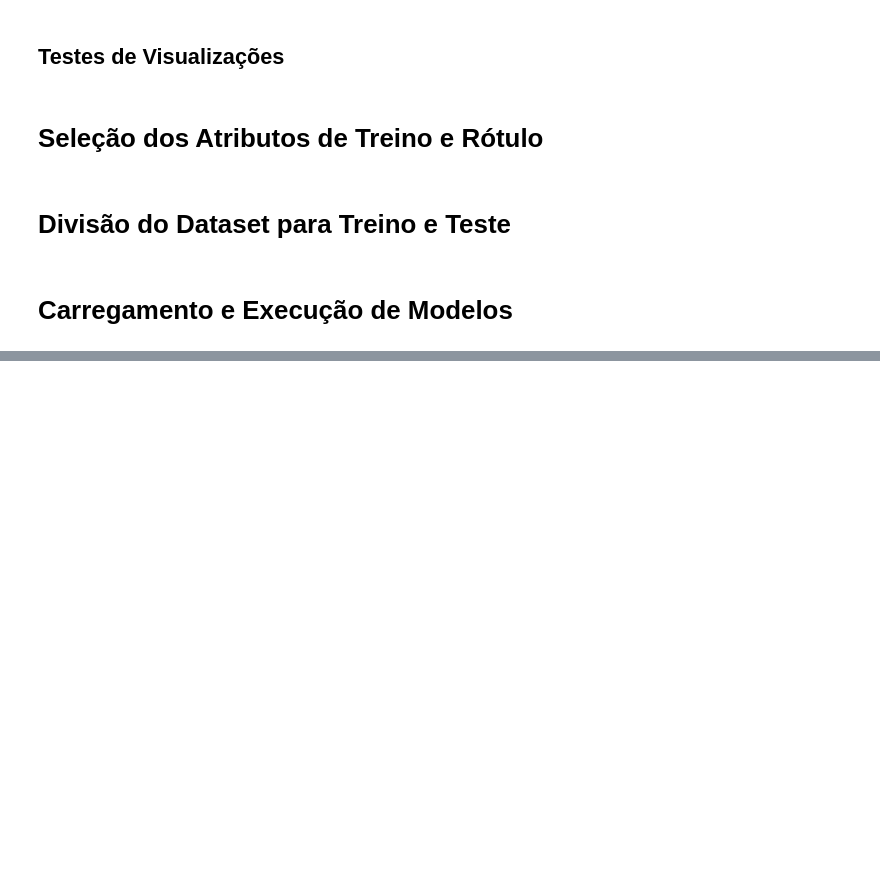
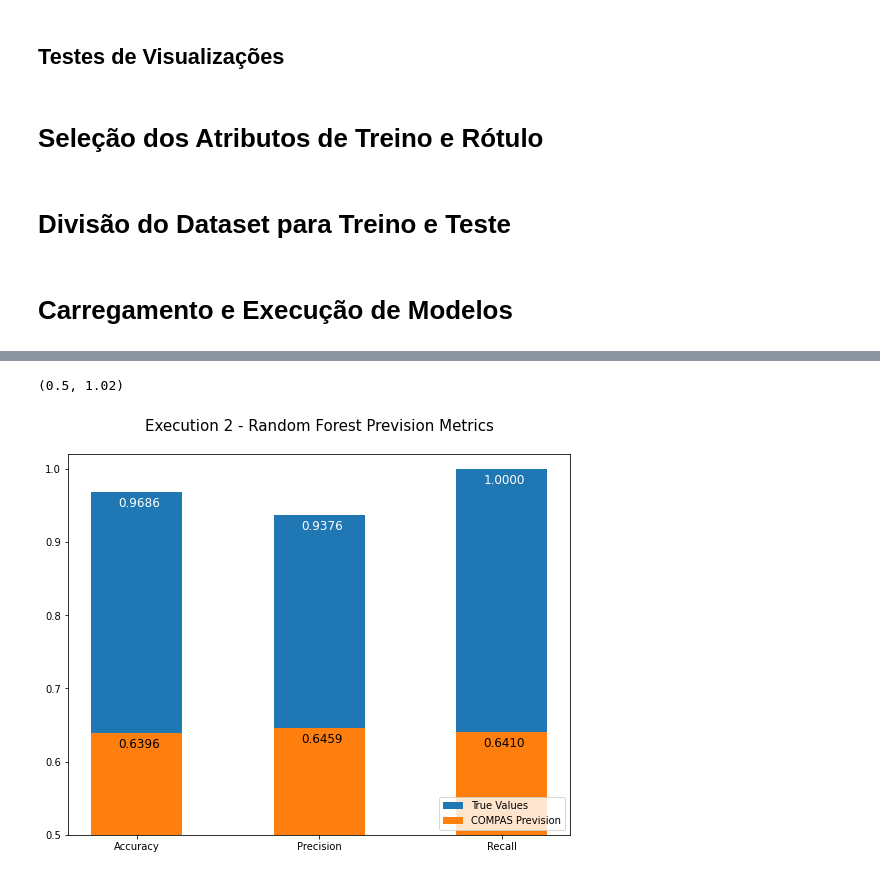
Before and after one commit to rodolfobolconte/fairness-testing, a Jupyter notebook: compas-tests/dataset-fit-and-predict.ipynb, the cells around one changed output, grey strips where cells are left out. Saved outputs shown, nothing was run; the diff lists cells and outputs as text; code cells hidden in the pictures; blank space fills up the shorter version.

```diff
--- a/compas-tests/dataset-fit-and-predict.ipynb
+++ b/compas-tests/dataset-fit-and-predict.ipynb
@@ -263,0 +252,28 @@ Utilizando [função](https://docs.responsibly.ai/_modules/responsibly/dataset/c
+# %%
+# calculating metrics of prevision and true values
+ex2_rf_accuracy = accuracy_score(test_y, ex2_prev_rf)
+ex2_rf_precision = precision_score(test_y, ex2_prev_rf)
+ex2_rf_recall = recall_score(test_y, ex2_prev_rf)
+ex2_rf_matrix = confusion_matrix(test_y, ex2_prev_rf)
+
+# calculating metrics of prevision and compas prevision
+ex2_compas_rf_accuracy = accuracy_score(test_prev_compas, ex2_prev_rf)
+ex2_compas_rf_precision = precision_score(test_prev_compas, ex2_prev_rf)
+ex2_compas_rf_recall = recall_score(test_prev_compas, ex2_prev_rf)
+ex2_compas_rf_matrix = confusion_matrix(test_prev_compas, ex2_prev_rf)
+# %%
+labels = ['Accuracy', 'Precision', 'Recall']
+
+plt.subplots(figsize=(9, 7))
+plt.title('Execution 2 - Random Forest Prevision Metrics\n', loc='center', fontsize=15)
+plt.bar(labels, [ex2_rf_accuracy, ex2_rf_precision, ex2_rf_recall], width=.5)
+for index, data in enumerate([ex2_rf_accuracy, ex2_rf_precision, ex2_rf_recall]):
+    plt.text(x=index-0.1, y=data-0.02, s=f"{data:.4f}" , fontdict=dict(fontsize=12), color='white')
+plt.bar(labels, [ex2_compas_rf_accuracy, ex2_compas_rf_precision, ex2_compas_rf_recall], width=.5)
+for index, data in enumerate([ex2_compas_rf_accuracy, ex2_compas_rf_precision, ex2_compas_rf_recall]):
+    plt.text(x=index-0.1, y=data-0.02, s=f"{data:.4f}" , fontdict=dict(fontsize=12), color='black')
+plt.legend(labels=['True Values', 'COMPAS Prevision'], loc='lower right')
+plt.ylim(0.5,1.02)
+# %% [output]
+(0.5, 1.02)
+[figure, added]
```
Also changed, not shown: parts of 44 cells of this notebook.
